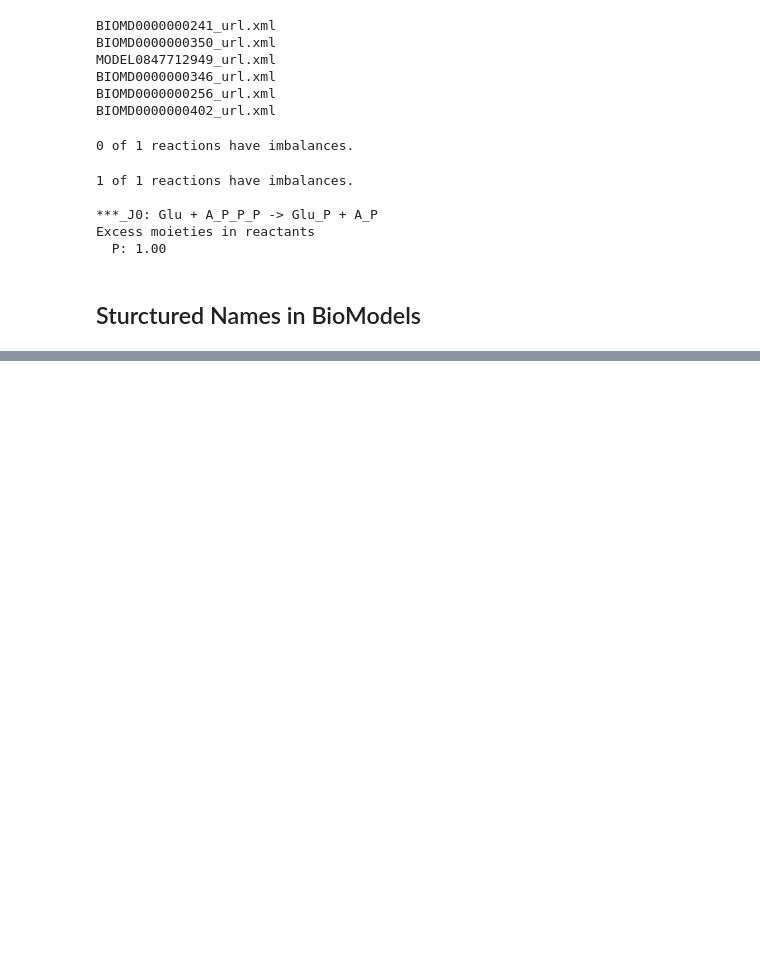
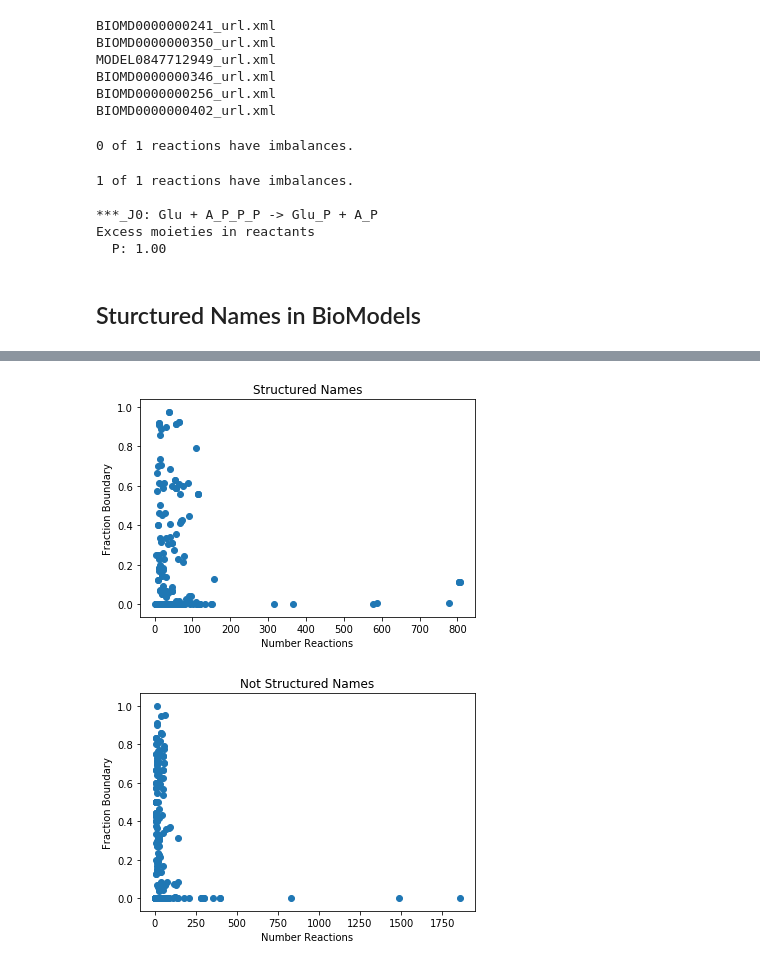
Before and after one commit to ModelEngineering/SBMLLint, a Jupyter notebook: notebook/Structured Names.ipynb, the cells around one changed output, grey strips where cells are left out. Drawn from its saved outputs; the diff is of its cells as text; code cells hidden in the pictures; blank space fills up the shorter version.

```diff
--- a/notebook/Structured Names.ipynb
+++ b/notebook/Structured Names.ipynb
@@ -163,0 +95,17 @@ calcStats(initial=201, final=300)
+# %%
+def plotFrcBoundary(val):
+    df1 = df[df[IS_STRUCTURED] == val]
+    plt.scatter(df1[NUM_REACTIONS], df1[FRAC_BOUNDARY_REACTIONS])
+    if val:
+        title = "Structured Names"
+    else:
+        title = "Not Structured Names"
+    plt.title(title)
+    plt.xlabel("Number Reactions")
+    plt.ylabel("Fraction Boundary")
+    plt.show()
+plotFrcBoundary(True)
+plotFrcBoundary(False)
+# %% [output]
+[figure, added]
+[figure, added]
```
Also changed, not shown: parts of 12 cells of this notebook, 3 other files.
